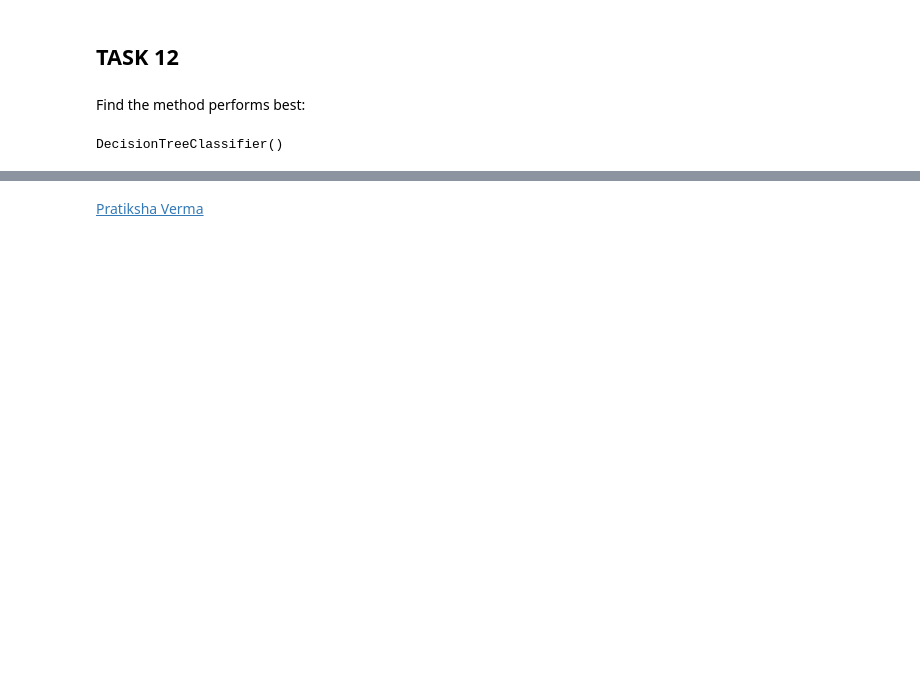
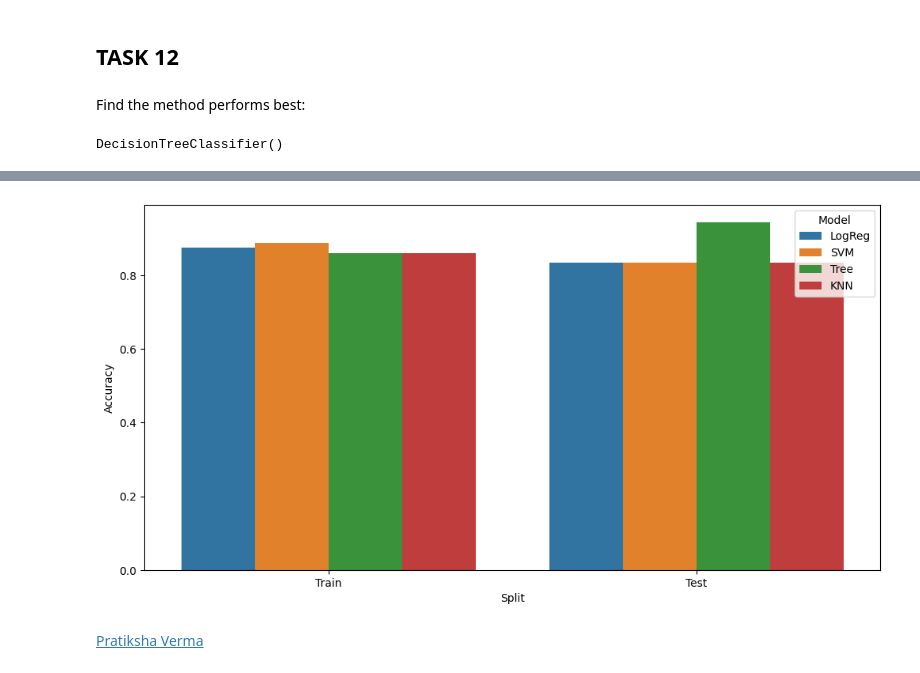
Before and after one commit to phil879/coursera, a Jupyter notebook: m4/SpaceX_Machine Learning Prediction_Part_5.ipynb, the cells around one changed output, grey strips where cells are left out. Saved outputs shown, nothing was run; the diff lists cells and outputs as text; code cells hidden in the pictures; blank space fills up the shorter version.

```diff
--- a/m4/SpaceX_Machine Learning Prediction_Part_5.ipynb
+++ b/m4/SpaceX_Machine Learning Prediction_Part_5.ipynb
@@ -286,8 +286,8 @@ accuracy : 0.8875
 # %% [markdown]
 Calculate the accuracy of tree_cv on the test data using the method <code>score</code>:
 # %%
-score = tree_cv.score(X_test, Y_test)
-score
+score_tree = tree_cv.score(X_test, Y_test)
+score_tree
 # %% [output]
 0.9444444444444444
 # %% [markdown]
@@ -320,8 +320,8 @@ accuracy : 0.8482142857142858
 # %% [markdown]
 Calculate the accuracy of knn_cv on the test data using the method <code>score</code>:
 # %%
-score = knn_cv.score(X_test, Y_test)
-score
+score_knn = knn_cv.score(X_test, Y_test)
+score_knn
 # %% [output]
 0.8333333333333334
 # %% [markdown]
@@ -343,0 +344,15 @@ DecisionTreeClassifier()
+# %%
+# train data
+train_acc = []
+for model in [
+    logreg_cv, svm_cv, tree_cv, knn_cv
+]:
+    train_acc.append(model.score(X_train, Y_train))
+# %%
+df_acc = pd.DataFrame({
+    'Train' : train_acc,
+    'Test' : [score_logreg, score_svm, score_tree, score_knn],
+    'Model' : ['LogReg', 'SVM', 'Tree', 'KNN']
+})
+df_acc = pd.melt(df_acc, id_vars='Model', value_vars=df_acc.columns[:-1])
+df_acc
@@ -344,3 +369,17 @@ DecisionTreeClassifier()
+# %%
+fig, ax = plt.subplots(figsize=(12,6))
+sns.barplot(
+    data=df_acc,
+    ax=ax,
+    x='variable',
+    y='value',
+    hue='Model'
+)
+ax.set_xlabel('Split')
+ax.set_ylabel('Accuracy')
+plt.show()
+# %% [output]
+[figure, added]
 # %% [markdown]
 [Pratiksha Verma](https://www.linkedin.com/in/pratiksha-verma-6487561b1/)
 # %% [markdown]
```
Also changed, not shown: parts of 4 cells of this notebook.
